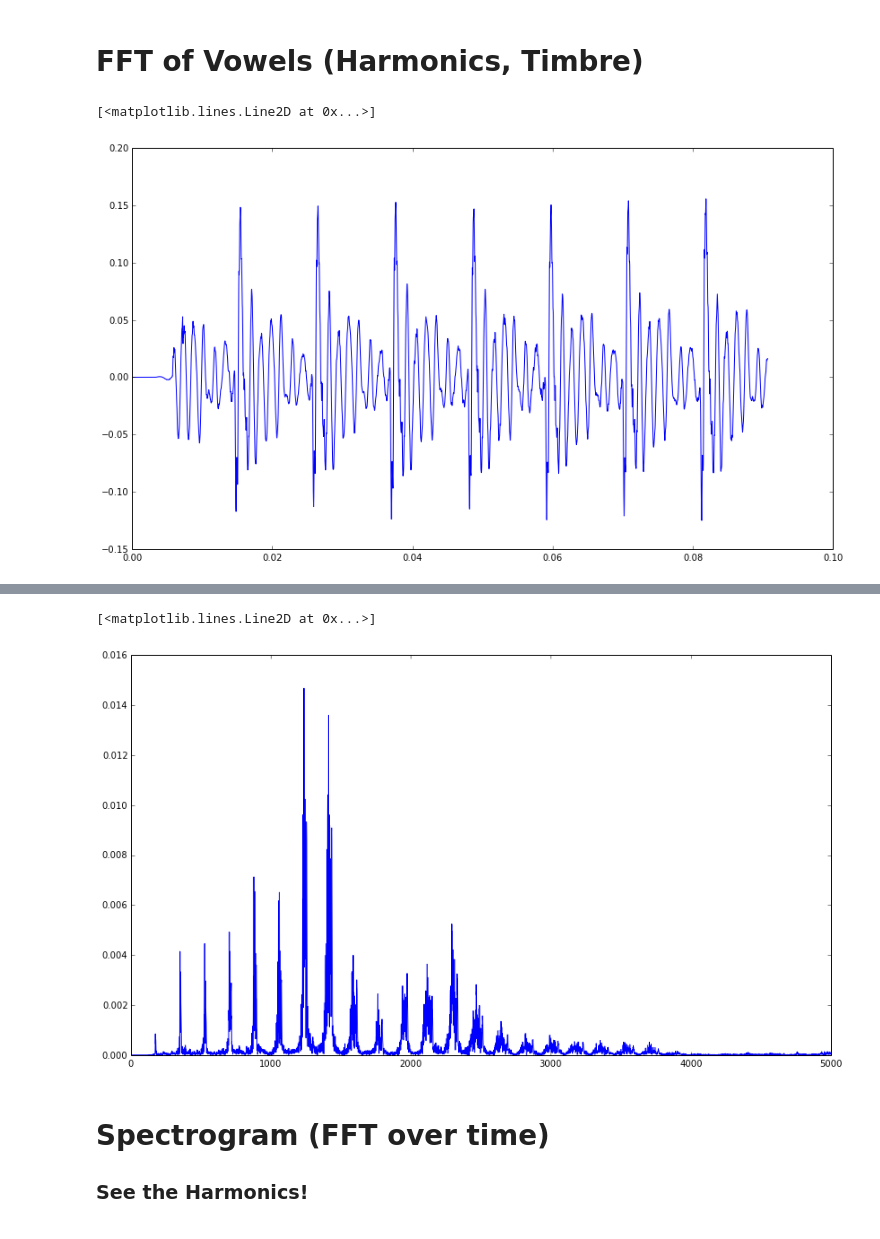
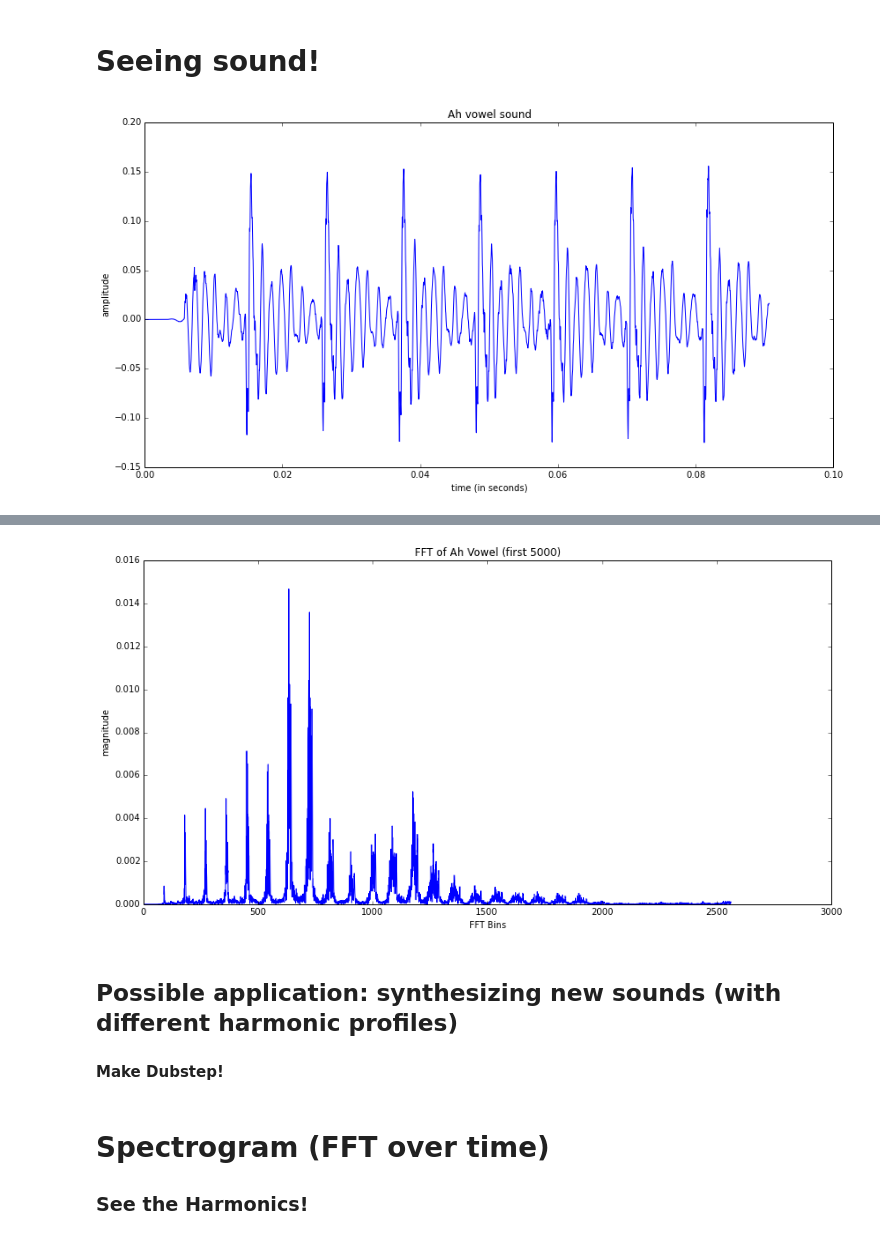
Before and after one commit to calebmadrigal/FourierTalkOSCON, a Jupyter notebook: 07_SeeingSound.ipynb, the cells around one changed output, grey strips where cells are left out. Saved outputs shown, nothing was run; the diff lists cells and outputs as text; code cells hidden in the pictures.

Commit message:
Labeled graphs, higher level overview of FT, showed rotation in complex plane, used better graph setup function.

```diff
--- a/07_SeeingSound.ipynb
+++ b/07_SeeingSound.ipynb
@@ -1,24 +1,28 @@
-# %% [markdown]
-# FFT of Vowels (Harmonics, Timbre)
 # %%
 import scikits.audiolab as audio
 import scipy
 from __future__ import division
 
-def large_figure():
-    fig = pylab.figure()
-    fig.set_size_inches(14,8)
+def setup_graph(title='', x_label='', y_label='', fig_size=None):
+    fig = plt.figure()
+    if fig_size != None:
+        fig.set_size_inches(fig_size[0], fig_size[1])
+    ax = fig.add_subplot(111)
+    ax.set_title(title)
+    ax.set_xlabel(x_label)
+    ax.set_ylabel(y_label)
+# %% [markdown]
+# Seeing sound!
 # %%
 # NOTE: This is only works with 1 channel (mono).  To record a mono audio sample,
 # you can use this command: rec -r 44100 -c 1 -b 16 test.wav
 (input_signal, sample_rate, bits) = audio.wavread("audio_files/vowel_ah.wav")
 time_array = arange(0, len(input_signal)/sample_rate, 1/sample_rate)
 # %%
-large_figure()
-plot(time_array[0:4000], input_signal[0:4000])
+setup_graph(title='Ah vowel sound', x_label='time (in seconds)', y_label='amplitude', fig_size=(14,7))
+_ = plot(time_array[0:4000], input_signal[0:4000])
 # %% [output]
-[<matplotlib.lines.Line2D at 0x...>]
-[figure, old version]
+[figure, new version]
 # %% [markdown]
 <audio controls>
     <source src="files/audio_files/vowel_ah.wav" type="audio/wav" />
@@ -27,12 +31,17 @@ plot(time_array[0:4000], input_signal[0:4000])
 # %%
 fft_out = numpy.fft.rfft(input_signal)
 fft_mag = [sqrt(i.real**2 + i.imag**2)/len(fft_out) for i in fft_out]
+num_samples = len(input_signal)
+rfreqs = [(i*1.0/num_samples)*sample_rate for i in range(num_samples//2+1)]
 
-large_figure()
-plot(fft_mag[0:5000])
+setup_graph(title='FFT of Ah Vowel (first 5000)', x_label='FFT Bins', y_label='magnitude', fig_size=(14,7))
+_ = plot(rfreqs[0:5000], fft_mag[0:5000])
 # %% [output]
-[<matplotlib.lines.Line2D at 0x...>]
-[figure, old version]
+[figure, new version]
+# %% [markdown]
+## Possible application: synthesizing new sounds (with different harmonic profiles)
+
+#### Make Dubstep!
 # %% [markdown]
 # Spectrogram (FFT over time)
 
```
Also changed, not shown: parts of 4 cells of this notebook, 8 other files.
